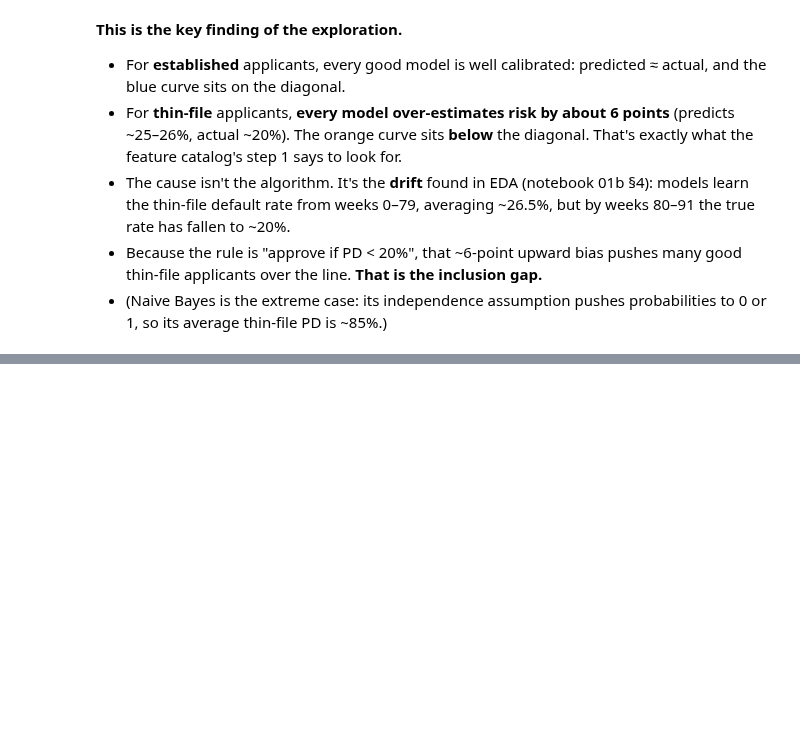
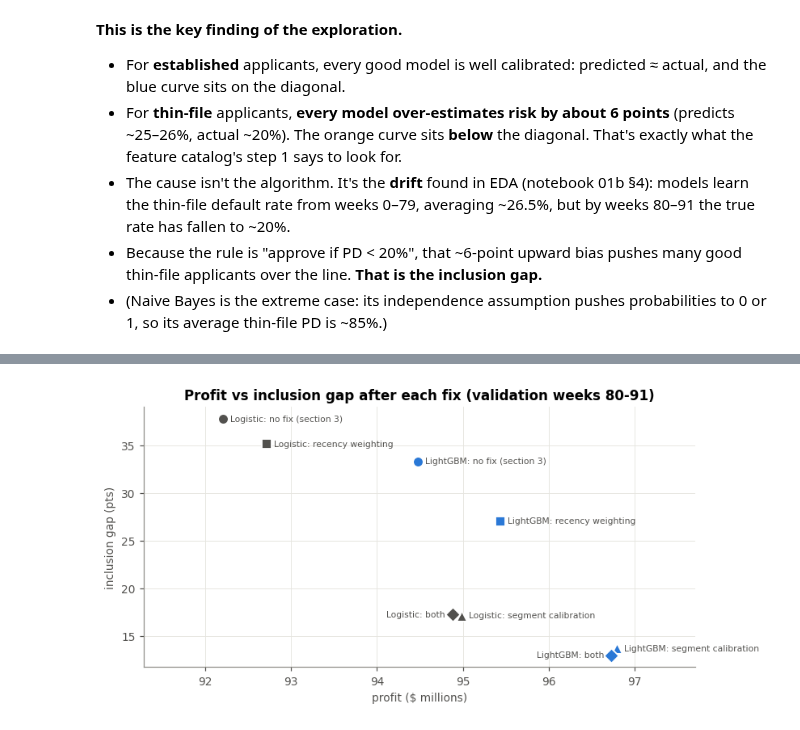
Before and after one commit to Break-Through-Tech/American-Express-1C-second-look-lending, a Jupyter notebook: notebooks/06_ml_algorithms_exploration.ipynb, the cells around one changed output, grey strips where cells are left out. Cells and saved outputs as stored; diff of their text form; code cells hidden in the pictures; blank space fills up the shorter version.

Commit message:
Add section 7: test calibration fixes for the thin-file inclusion gap

```diff
--- a/notebooks/06_ml_algorithms_exploration.ipynb
+++ b/notebooks/06_ml_algorithms_exploration.ipynb
@@ -349,0 +449,18 @@ plt.show()
+# %%
+# Profit vs inclusion gap for every (model, fix): the best variants sit bottom-right (more profit, smaller gap)
+fig, ax = plt.subplots(figsize=(8, 3.8))
+markers = {"no fix (section 3)": "o", "recency weighting": "s", "segment calibration": "^", "both": "D"}
+for (name, fix), r in fix_results.iterrows():
+    color = C_EST if name == "LightGBM" else "#52514e"
+    ax.scatter(r["profit ($M)"], r["inclusion gap (pts)"], marker=markers[fix], s=70, color=color,
+               edgecolor="white", linewidth=1.2, zorder=3)
+    # "both" lands right next to "segment calibration", so label it on the left to avoid overlap
+    left = fix == "both"
+    ax.annotate(f"{name.split()[0]}: {fix}", (r["profit ($M)"], r["inclusion gap (pts)"]), xytext=(-6 if left else 6, 0),
+                textcoords="offset points", va="center", ha="right" if left else "left", fontsize=7, color="#52514e")
+ax.margins(x=0.2)                    # room for the labels at both ends
+ax.set(title="Profit vs inclusion gap after each fix (validation weeks 80-91)", xlabel="profit ($ millions)",
+       ylabel="inclusion gap (pts)")
+plt.show()
+# %% [output]
+[figure, added]
```
Also changed, not shown: parts of 5 cells of this notebook, 1 other file.
